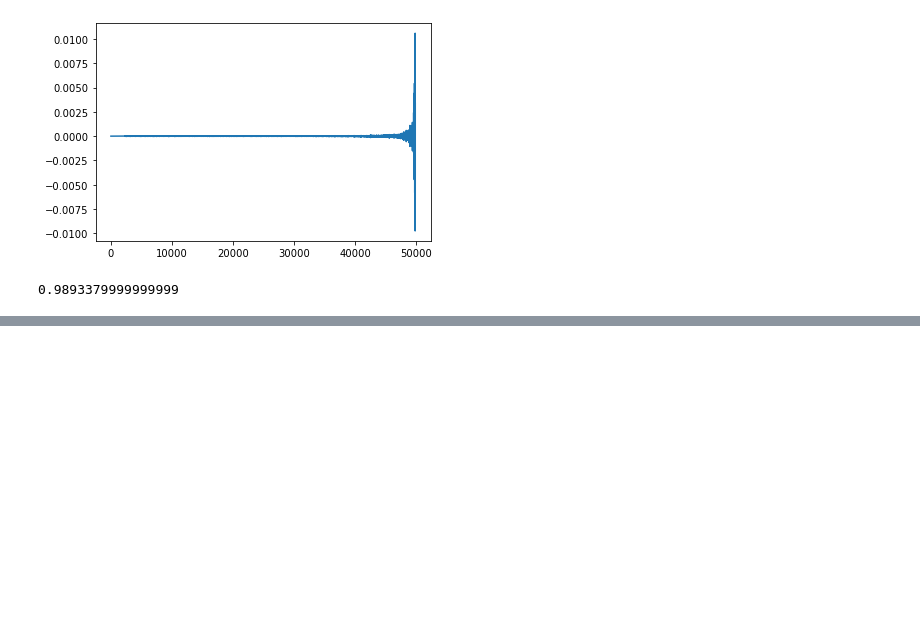
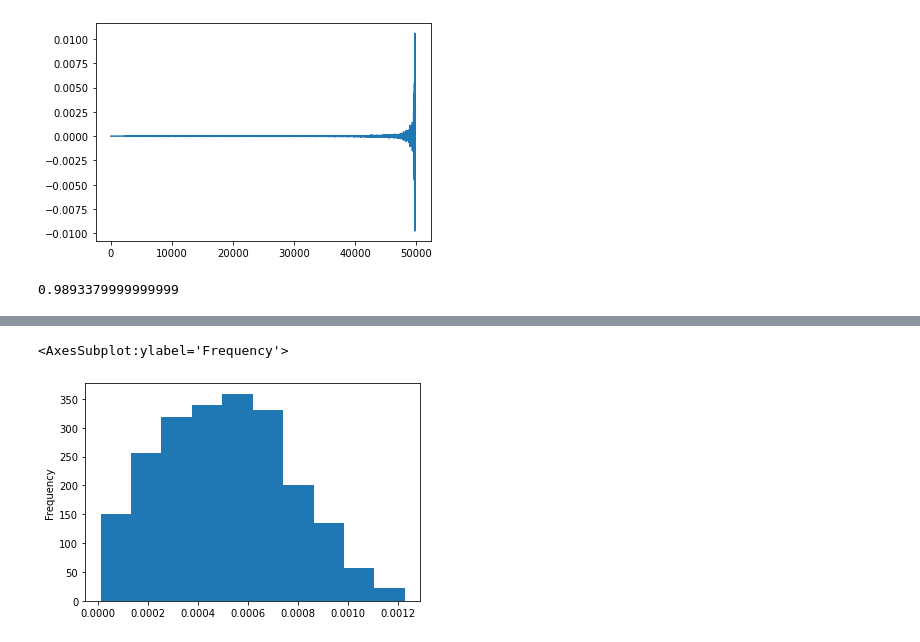
Before and after one commit to calvinmccarter/grabby_aliens, a Jupyter notebook: experiments/nsc.ipynb, the cells around one changed output, grey strips where cells are left out. Cells and saved outputs as stored; diff of their text form; code cells hidden in the pictures; blank space fills up the shorter version.

```diff
--- a/experiments/nsc.ipynb
+++ b/experiments/nsc.ipynb
@@ -42,0 +48,5 @@ s2_res.MaxAngle.max()
+# %%
+s2_res[s2_res.NumberSeen == 0].OriginTime.plot(kind='hist')
+# %% [output]
+<AxesSubplot:ylabel='Frequency'>
+[figure, added]
```
Also changed, not shown: parts of 5 cells of this notebook, 4 other files.
